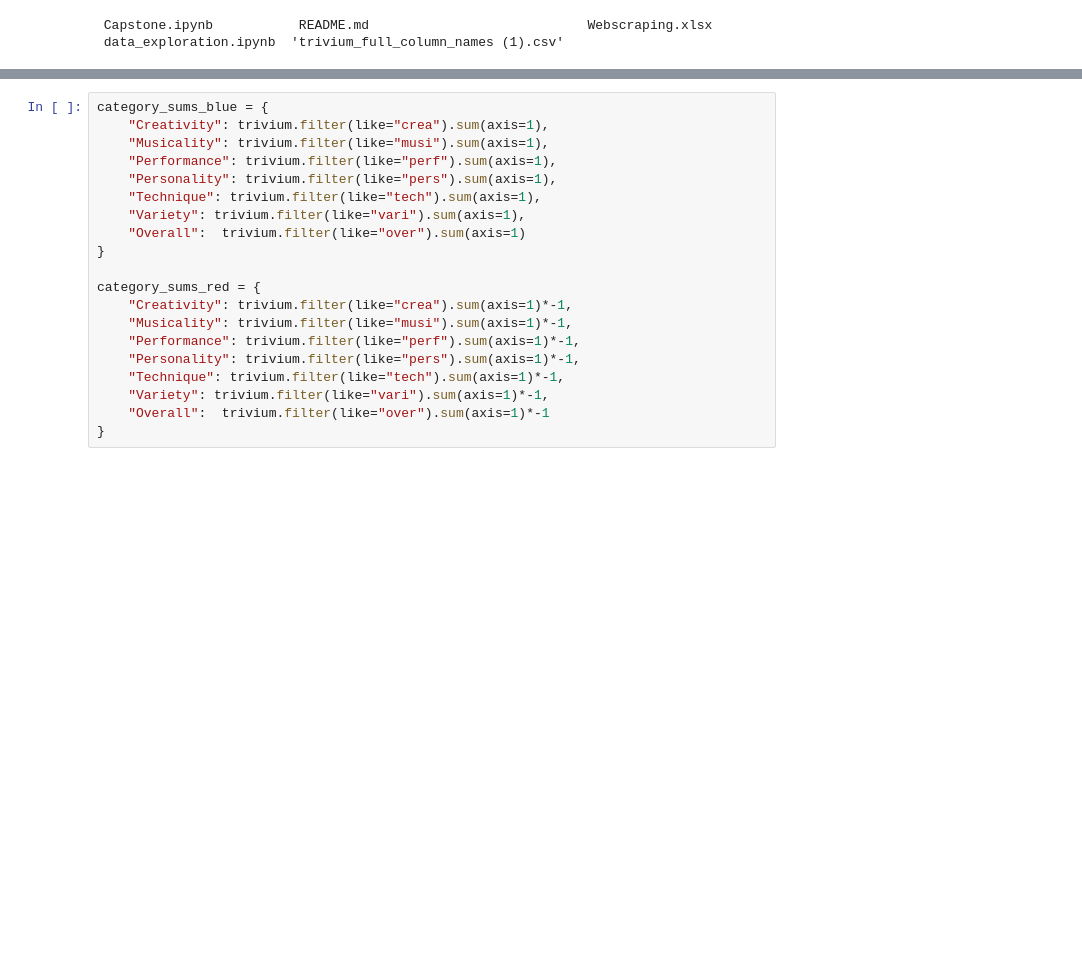
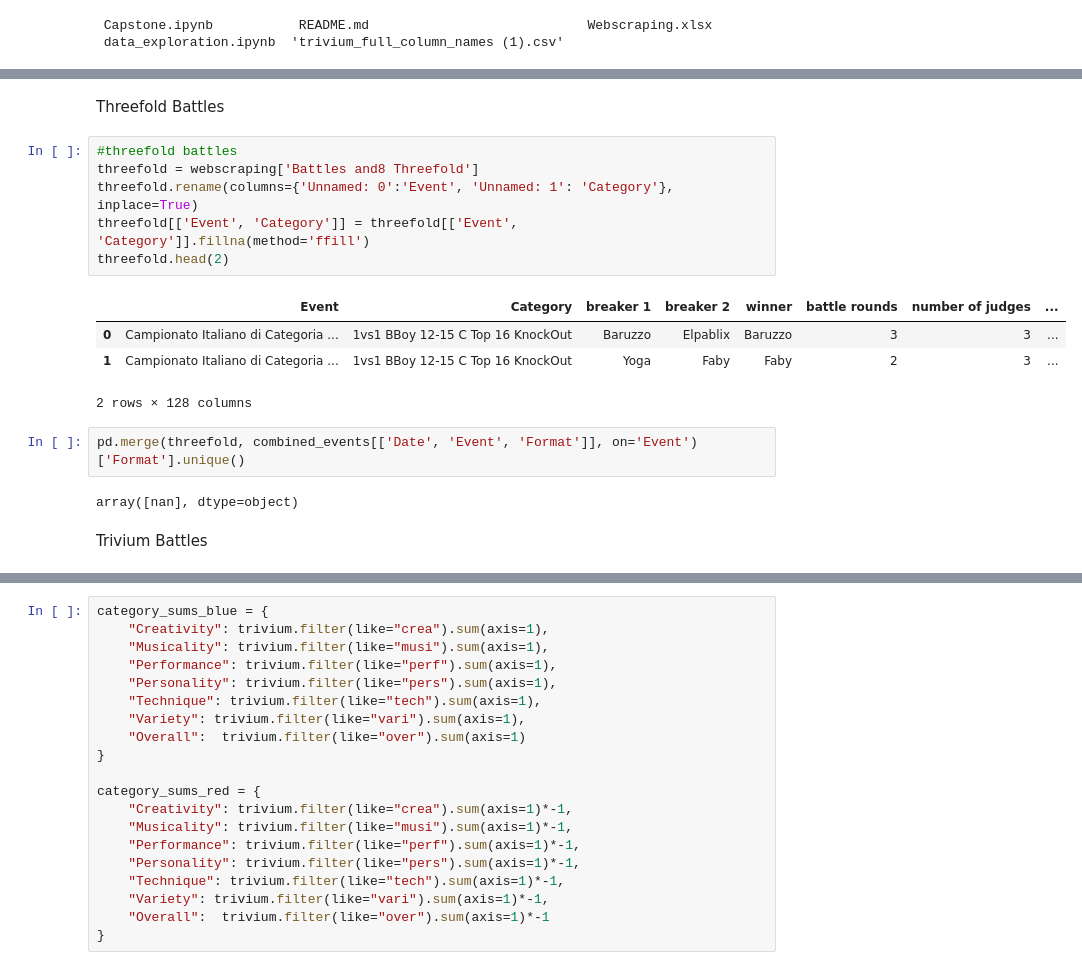
Before and after one commit to smahnke17/capstone, a Jupyter notebook: data_exploration.ipynb, the cells around one changed output, grey strips where cells are left out. Cells and saved outputs as stored; diff of their text form; blank space fills up the shorter version.

```diff
--- a/data_exploration.ipynb
+++ b/data_exploration.ipynb
@@ -58,3 +91,22 @@ webscraping['Events and8']
+# %% [markdown]
+Threefold Battles
+# %%
+#threefold battles
+threefold = webscraping['Battles and8 Threefold']
+threefold.rename(columns={'Unnamed: 0':'Event', 'Unnamed: 1': 'Category'}, inplace=True)
+threefold[['Event', 'Category']] = threefold[['Event', 'Category']].fillna(method='ffill')
+threefold.head(2)
+# %% [output]
+|  | Event | Category | breaker 1 | breaker 2 | winner | battle rounds | number of judges | ... |
+| 0 | Campionato Italiano di Categoria ... | 1vs1 BBoy 12-15 C Top 16 KnockOut | Baruzzo | Elpablix | Baruzzo | 3 | 3 | ... |
+| 1 | Campionato Italiano di Categoria ... | 1vs1 BBoy 12-15 C Top 16 KnockOut | Yoga | Faby | Faby | 2 | 3 | ... |
+2 rows × 128 columns
+# %%
+pd.merge(threefold, combined_events[['Date', 'Event', 'Format']], on='Event')['Format'].unique()
+# %% [output]
+array([nan], dtype=object)
+# %% [markdown]
+Trivium Battles
 # %%
 trivium=webscraping['Battles Trivium']
 trivium.rename(columns={'Unnamed: 0':'Event', 'Unnamed: 1': 'Category'}, inplace=True)
```
Also changed, not shown: parts of 35 cells of this notebook.
